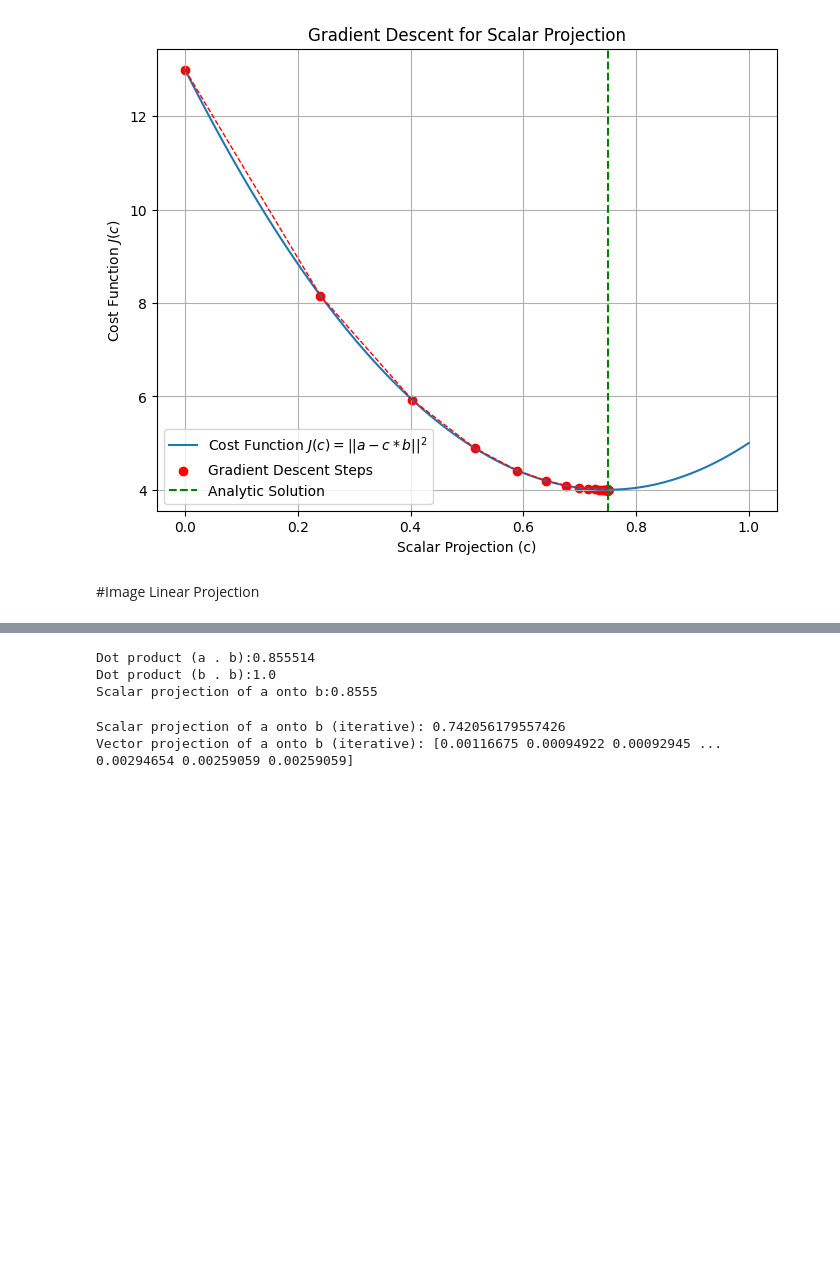
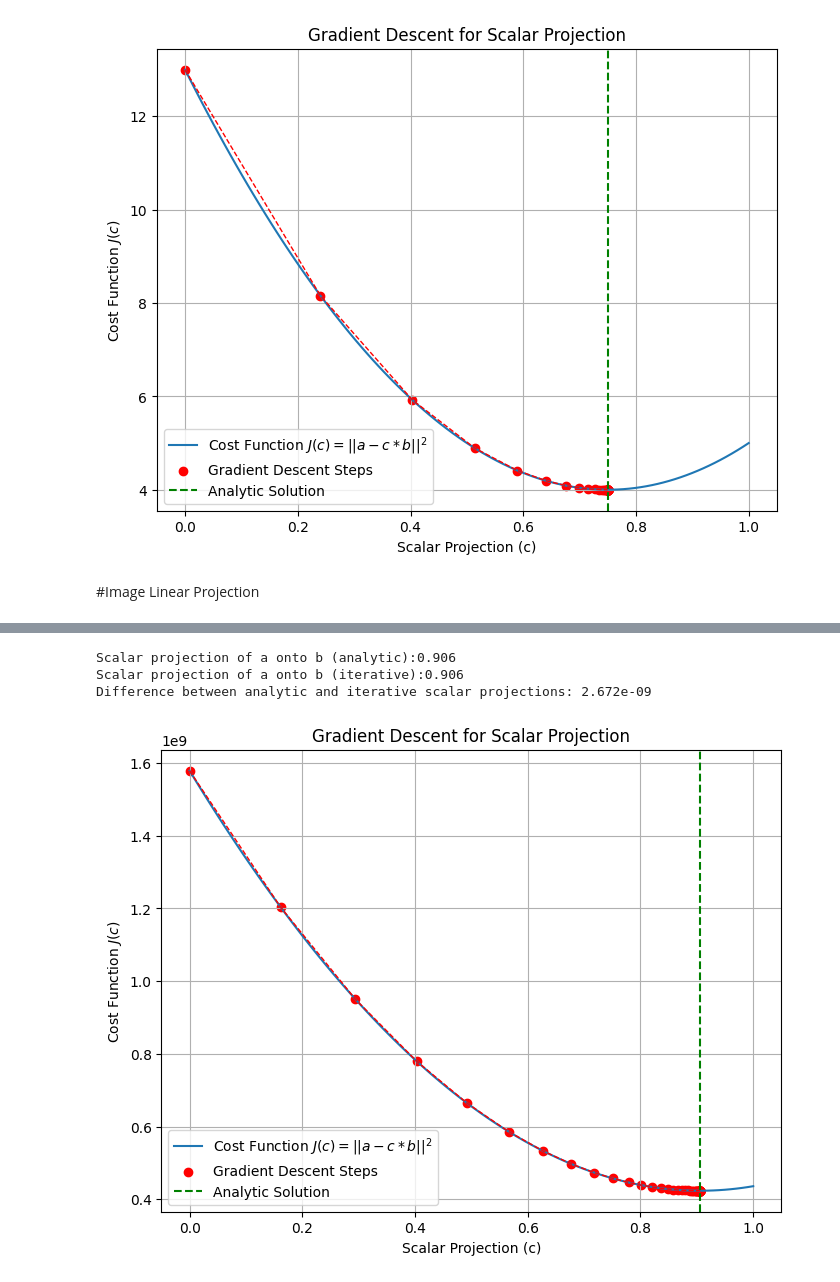
Before and after one commit to FelipeFerAl/TAM-2025-2, a Jupyter notebook: ClassExercises/TAM_040925.ipynb, the cells around one changed output, grey strips where cells are left out. Drawn from its saved outputs; the diff is of its cells as text; code cells hidden in the pictures; blank space fills up the shorter version.

```diff
--- a/ClassExercises/TAM_040925.ipynb
+++ b/ClassExercises/TAM_040925.ipynb
@@ -232,7 +232,7 @@ def image_processing(path, size=(200,200)):
   img = cv2.imread(path, cv2.IMREAD_COLOR_RGB)  #Lectura de la imagen
   img = cv2.resize(img, size) #Escalamiento para menor procesamiento
   vec = img.astype(float).flatten() #Vectorización de la imagen
-  vec = vec / np.linalg.norm(vec)
+  # vec = vec / np.linalg.norm(vec)
   return vec
 # %%
 imagen1 = '/content/TAM-2025-2/FastWorks/Task1Images/Task2.1.png'
@@ -248,21 +248,13 @@ dot_product_bb = np.dot(vec2, vec2)
 scalar_projection = dot_product_ab / dot_product_bb
 
 vector_projection_analytic = scalar_projection * vec2
-
-print(f"Dot product (a . b):{dot_product_ab:.6}")
-print(f"Dot product (b . b):{dot_product_bb:.6}")
-print(f"Scalar projection of a onto b:{scalar_projection:.4}")
-# %% [output]
-Dot product (a . b):0.855514
-Dot product (b . b):1.0
-Scalar projection of a onto b:0.8555
 # %%
 # 1. Initialize scalar_projection_iterative and a list to store the history
 scalar_projection_iterative = 0.0
 scalar_projection_history = [scalar_projection_iterative] # Store initial value
 
 # 2. Define learning rate
-learning_rate = 0.01
+learning_rate = 0.1 / (np.linalg.norm(vec1, 2) ** 2)
 
 # 3. Define number of iterations
 num_iterations = 100
@@ -282,9 +274,43 @@ for i in range(num_iterations):
 # 8. Calculate the iterative vector projection
 vector_projection_iterative = scalar_projection_iterative * vec2
 
-# 9. Print the results
-print("\nScalar projection of a onto b (iterative):", scalar_projection_iterative)
-print("Vector projection of a onto b (iterative):", vector_projection_iterative)
+# 9. Calculate difference between both solutions
+scalar_difference = scalar_projection - scalar_projection_iterative
-# %% [output]
-Scalar projection of a onto b (iterative): 0.742056179557426
-Vector projection of a onto b (iterative): [0.00116675 0.00094922 0.00092945 ... 0.00294654 0.00259059 0.00259059]
+# %%
+print(f"Scalar projection of a onto b (analytic):{scalar_projection:.4}")
+print(f"Scalar projection of a onto b (iterative):{scalar_projection_iterative:.4}")
+print(f"Difference between analytic and iterative scalar projections: {scalar_difference:.4}")
+# %% [output]
+Scalar projection of a onto b (analytic):0.906
+Scalar projection of a onto b (iterative):0.906
+Difference between analytic and iterative scalar projections: 2.672e-09
+# %%
+# Define the cost function J(c) = ||a - c*b||^2
+def cost_function(c, a, b):
+  return np.sum((a - c * b)**2)
+
+# Generate a range of scalar values 'c' to plot the cost function
+c_values = np.linspace(0, 1, 100)  # Adjust the range as needed
+cost_values = [cost_function(c, vec1, vec2) for c in c_values]
+
+# Plot the cost function
+plt.figure(figsize=(8, 6))
+plt.plot(c_values, cost_values, label='Cost Function $J(c) = ||a - c*b||^2$')
+
+# Plot the gradient descent trajectory
+plt.scatter(scalar_projection_history, [cost_function(c, vec1, vec2) for c in scalar_projection_history], color='red', label='Gradient Descent Steps')
+plt.plot(scalar_projection_history, [cost_function(c, vec1, vec2) for c in scalar_projection_history], color='red', linestyle='--', linewidth=1)
+
+
+# Mark the analytic solution on the plot
+plt.axvline(x=scalar_projection, color='green', linestyle='--', label='Analytic Solution')
+
+# Add labels and title
+plt.xlabel('Scalar Projection (c)')
+plt.ylabel('Cost Function $J(c)$')
+plt.title('Gradient Descent for Scalar Projection')
+plt.legend()
+plt.grid(True)
+plt.show()
+# %% [output]
+[figure, added]
```
Also changed, not shown: parts of 2 cells of this notebook.
